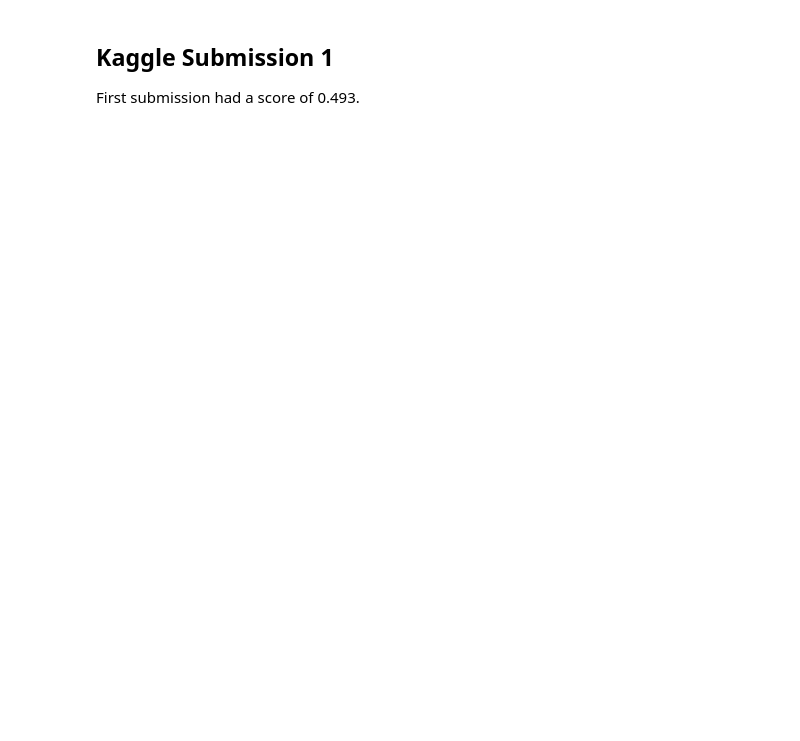
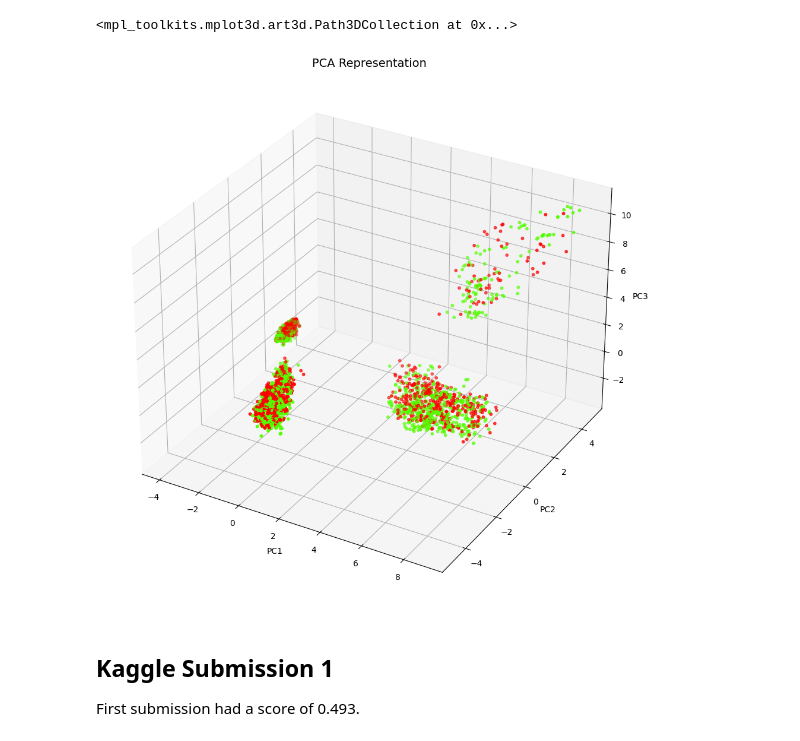
Before and after one commit to snk5040/UNL_Machine_Learning_Project, a Jupyter notebook: EDA.ipynb, the cells around one changed output. Drawn from its saved outputs; the diff is of its cells as text; code cells hidden in the pictures; blank space fills up the shorter version.

```diff
--- a/EDA.ipynb
+++ b/EDA.ipynb
@@ -42,0 +84,8 @@ submission.to_csv('submission.csv',index = False)
+# %%
+pca3 = PCA(n_components=3)
+principalComponents3 = pca3.fit_transform(df1)
+
+principalDf3 = pd.DataFrame(data = principalComponents3, columns = ['principal component 1', 'principal component 2', 'principal component 3'])
+
+finalDf3 = pd.concat([principalDf3, labels], axis = 1)
+finalDf3.head()
@@ -43,3 +99,15 @@ submission.to_csv('submission.csv',index = False)
+# %%
+fig = plt.figure(figsize=(9,9))
+axes = Axes3D(fig)
+axes.set_title('PCA Representation', size=14)
+axes.set_xlabel('PC1')
+axes.set_ylabel('PC2')
+axes.set_zlabel('PC3')
+
+axes.scatter(finalDf3['principal component 1'],finalDf3['principal component 2'],finalDf3['principal component 3'],c=finalDf3['Activity'], cmap = 'prism', s=10)
+# %% [output]
+<mpl_toolkits.mplot3d.art3d.Path3DCollection at 0x...>
+[figure, added]
 # %% [markdown]
 ## Kaggle Submission 1
 
```
Also changed, not shown: parts of 10 cells of this notebook, 7 other files.
